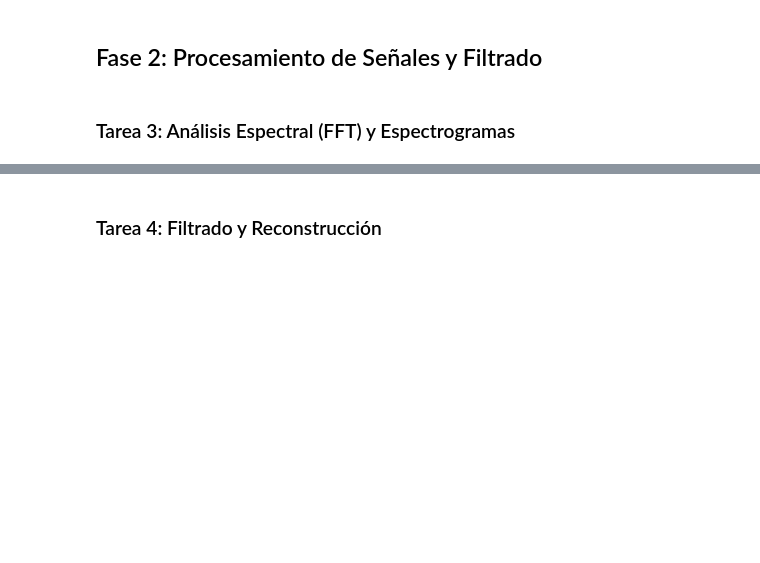
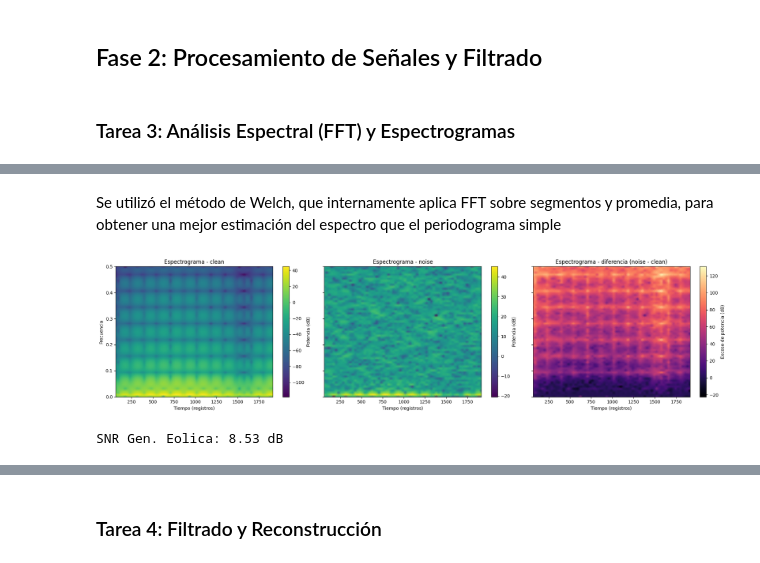
Before and after one commit to nceballosp/los_falsos_positivos_taller_practico_03, a Jupyter notebook: notebooks/taller_practico_03.ipynb, the cells around one changed output, grey strips where cells are left out. Drawn from its saved outputs; the diff is of its cells as text; code cells hidden in the pictures; blank space fills up the shorter version.

```diff
--- a/notebooks/taller_practico_03.ipynb
+++ b/notebooks/taller_practico_03.ipynb
@@ -323,0 +249,39 @@ plt.show()
+# %% [markdown]
+Se utilizó el método de Welch, que internamente aplica FFT sobre segmentos y promedia, para obtener una mejor estimación del espectro que el periodograma simple
+# %%
+## Espectograma ener_clean vs ener_noise
+
+f_spec, t_spec, Sxx_clean = spectrogram(s_clean, fs=fs, nperseg=128, noverlap=100)
+f_spec_n, t_spec_n, Sxx_noise = spectrogram(s_noise, fs=fs, nperseg=128, noverlap=100)
+
+diff_spec = 10 * np.log10(Sxx_noise + 1e-12) - 10 * np.log10(Sxx_clean + 1e-12)
+
+fig, axes = plt.subplots(1, 3, figsize=(20,5), sharey=True)
+
+im1 = axes[0].pcolormesh(t_spec, f_spec, 10*np.log10(Sxx_clean+1e-12), shading='gouraud', cmap='viridis')
+axes[0].set_title('Espectrograma - clean')
+axes[0].set_xlabel('Tiempo (registros)')
+axes[0].set_ylabel('Frecuencia')
+fig.colorbar(im1, ax=axes[0], label='Potencia (dB)')
+
+im2 = axes[1].pcolormesh(t_spec_n, f_spec_n, 10*np.log10(Sxx_noise+1e-12), shading='gouraud', cmap='viridis')
+axes[1].set_title('Espectrograma - noise')
+axes[1].set_xlabel('Tiempo (registros)')
+fig.colorbar(im2, ax=axes[1], label='Potencia (dB)')
+
+im3 = axes[2].pcolormesh(t_spec_n, f_spec_n, diff_spec, shading='gouraud', cmap='magma')
+axes[2].set_title('Espectrograma - diferencia (noise - clean)')
+axes[2].set_xlabel('Tiempo (registros)')
+fig.colorbar(im3, ax=axes[2], label='Exceso de potencia (dB)')
+
+plt.tight_layout()
+plt.show()
+# %% [output]
+[figure, added]
+# %%
+noise_component = s_noise - s_clean
+
+snr_db = 10 * np.log10(np.var(s_clean) / np.var(noise_component))
+print(f'SNR Gen. Eolica: {snr_db:.2f} dB')
+# %% [output]
+SNR Gen. Eolica: 8.53 dB
```
Also changed, not shown: parts of 10 cells of this notebook.
